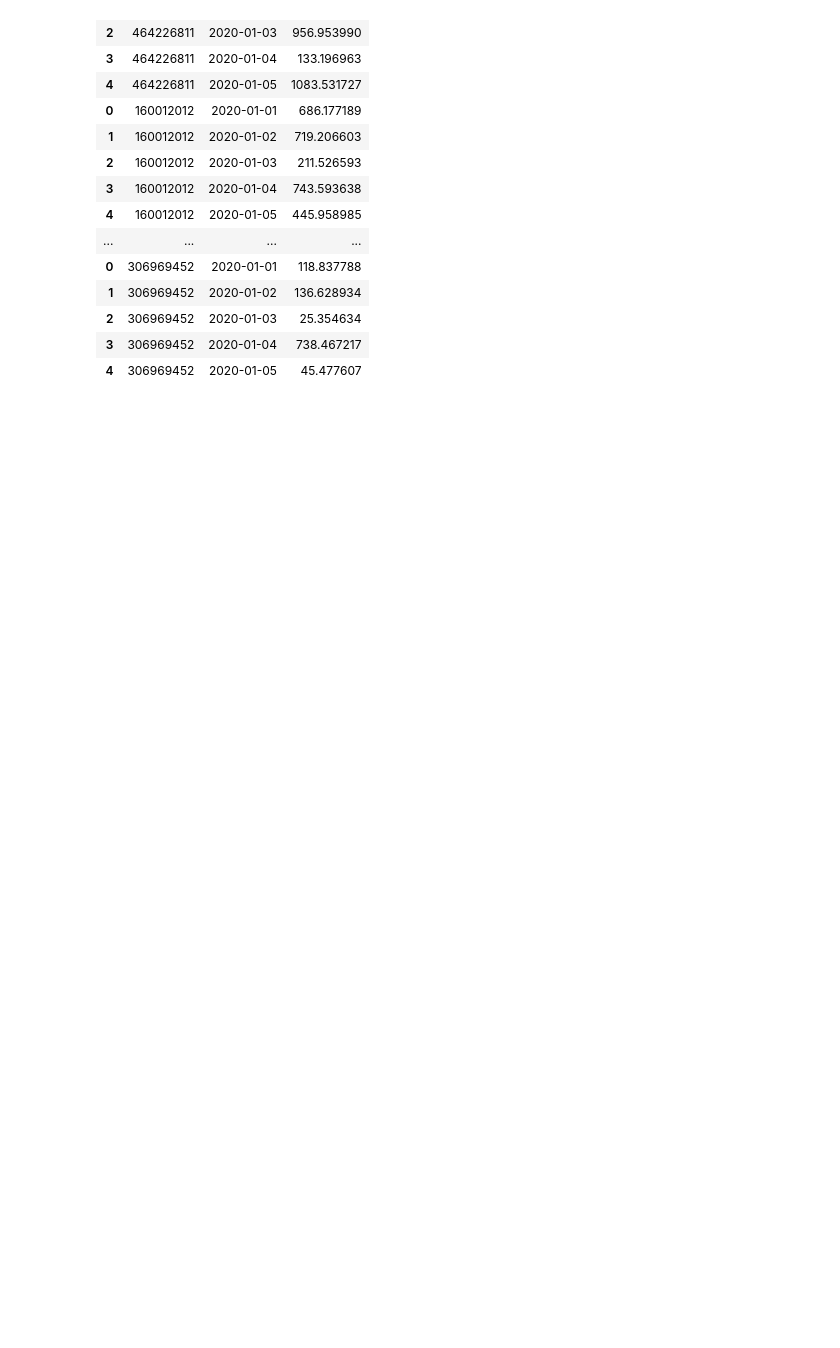
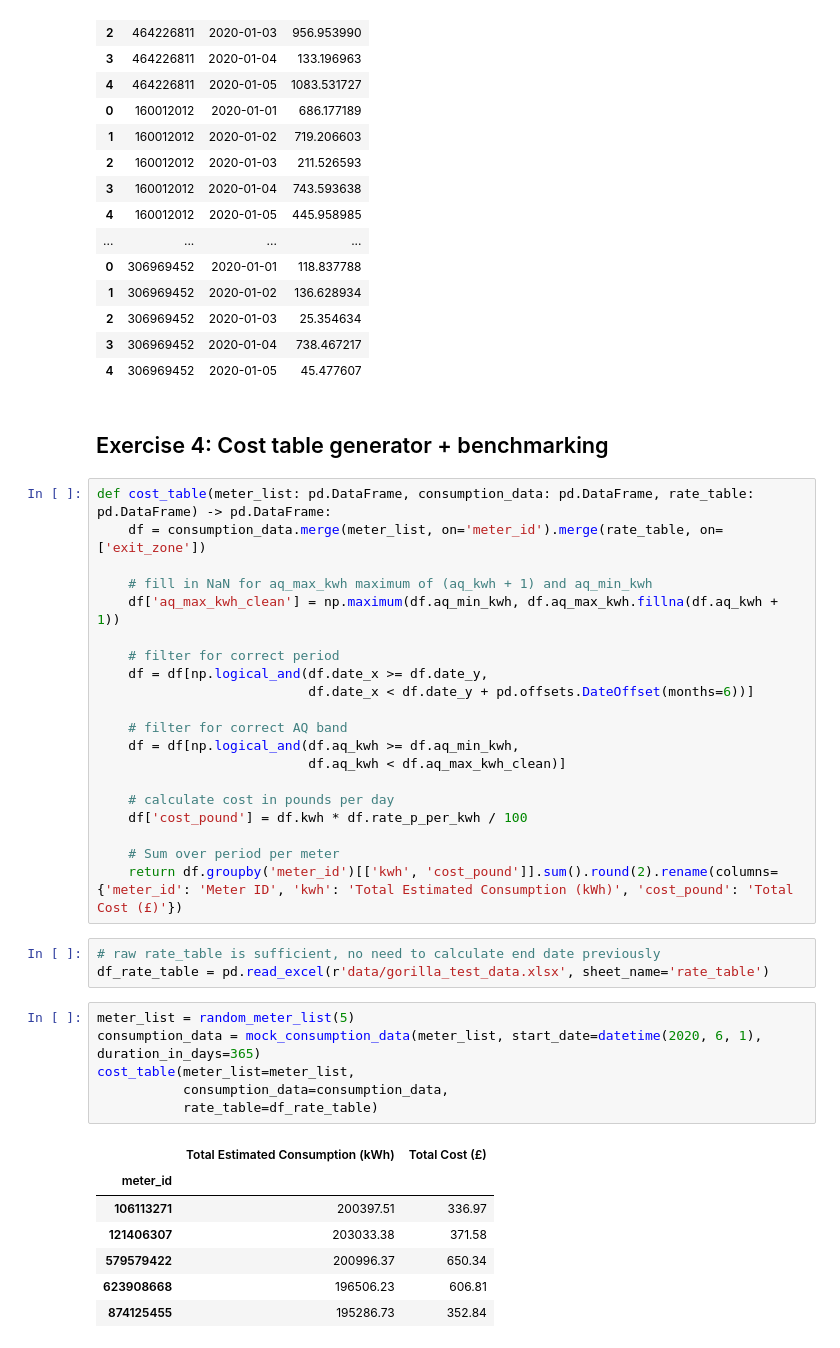
Before and after one commit to sammevreysen/gorilla, a Jupyter notebook: gorilla.ipynb, the cells around one changed output. Drawn from its saved outputs; the diff is of its cells as text; blank space fills up the shorter version.

```diff
--- a/gorilla.ipynb
+++ b/gorilla.ipynb
@@ -232,3 +232,42 @@ mock_consumption_data(random_meter_list(5), start_date=datetime(2020,1,1), durat
 | 2 | 306969452 | 2020-01-03 | 25.354634 |
 | 3 | 306969452 | 2020-01-04 | 738.467217 |
 | 4 | 306969452 | 2020-01-05 | 45.477607 |
+# %% [markdown]
+## Exercise 4: Cost table generator + benchmarking
+# %%
+def cost_table(meter_list: pd.DataFrame, consumption_data: pd.DataFrame, rate_table: pd.DataFrame) -> pd.DataFrame:
+    df = consumption_data.merge(meter_list, on='meter_id').merge(rate_table, on=['exit_zone'])
+
+    # fill in NaN for aq_max_kwh maximum of (aq_kwh + 1) and aq_min_kwh
+    df['aq_max_kwh_clean'] = np.maximum(df.aq_min_kwh, df.aq_max_kwh.fillna(df.aq_kwh + 1))
+
+    # filter for correct period
+    df = df[np.logical_and(df.date_x >= df.date_y,
+                           df.date_x < df.date_y + pd.offsets.DateOffset(months=6))]
+
+    # filter for correct AQ band
+    df = df[np.logical_and(df.aq_kwh >= df.aq_min_kwh,
+                           df.aq_kwh < df.aq_max_kwh_clean)]
+
+    # calculate cost in pounds per day
+    df['cost_pound'] = df.kwh * df.rate_p_per_kwh / 100
+
+    # Sum over period per meter
+    return df.groupby('meter_id')[['kwh', 'cost_pound']].sum().round(2).rename(columns={'meter_id': 'Meter ID', 'kwh': 'Total Estimated Consumption (kWh)', 'cost_pound': 'Total Cost (£)'})
+# %%
+# raw rate_table is sufficient, no need to calculate end date previously
+df_rate_table = pd.read_excel(r'data/gorilla_test_data.xlsx', sheet_name='rate_table')
+# %%
+meter_list = random_meter_list(5)
+consumption_data = mock_consumption_data(meter_list, start_date=datetime(2020, 6, 1), duration_in_days=365)
+cost_table(meter_list=meter_list,
+           consumption_data=consumption_data,
+           rate_table=df_rate_table)
+# %% [output]
+|  | Total Estimated Consumption (kWh) | Total Cost (£) |
+| meter_id |  |  |
+| 106113271 | 200397.51 | 336.97 |
+| 121406307 | 203033.38 | 371.58 |
+| 579579422 | 200996.37 | 650.34 |
+| 623908668 | 196506.23 | 606.81 |
+| 874125455 | 195286.73 | 352.84 |
```
Also changed, not shown: parts of 13 cells of this notebook, 1 other file.
